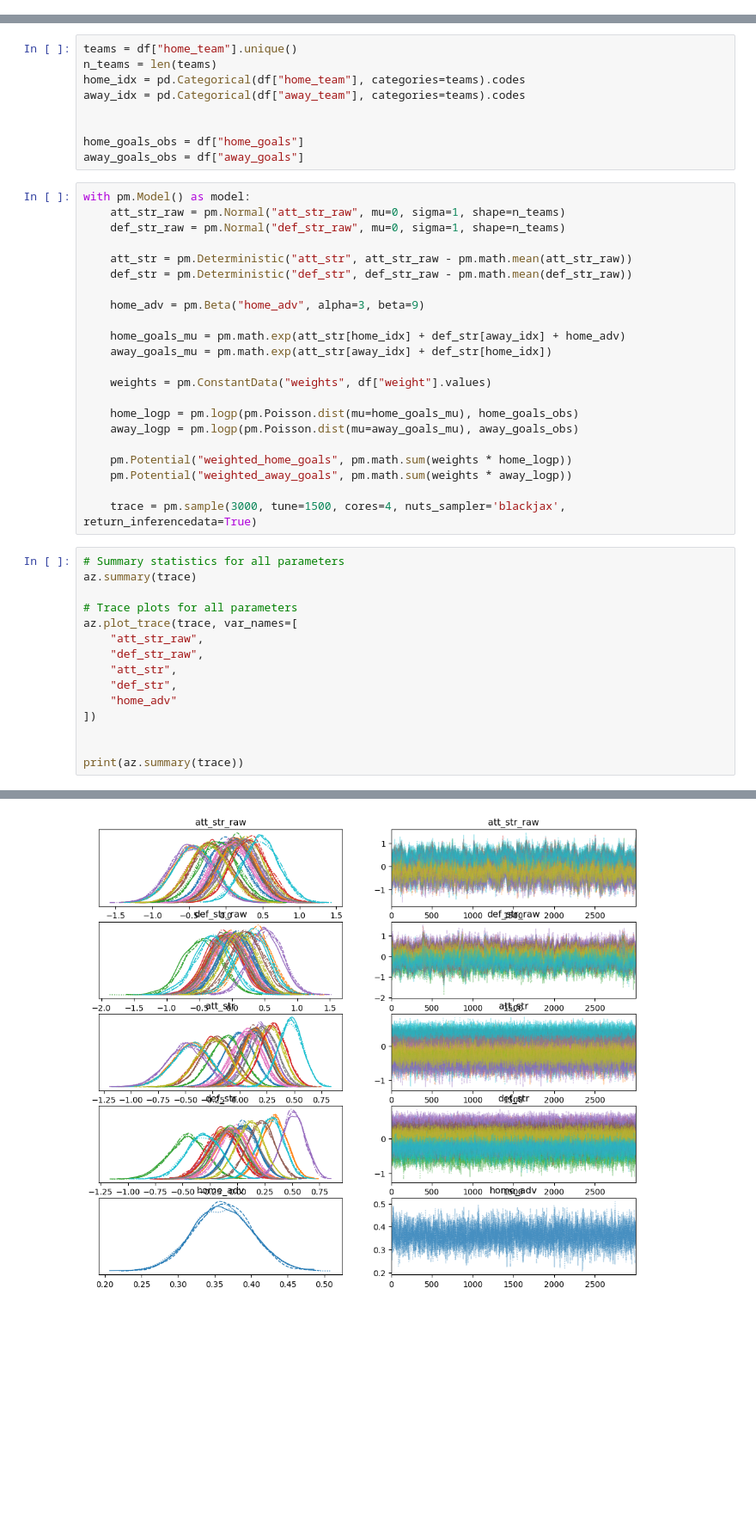
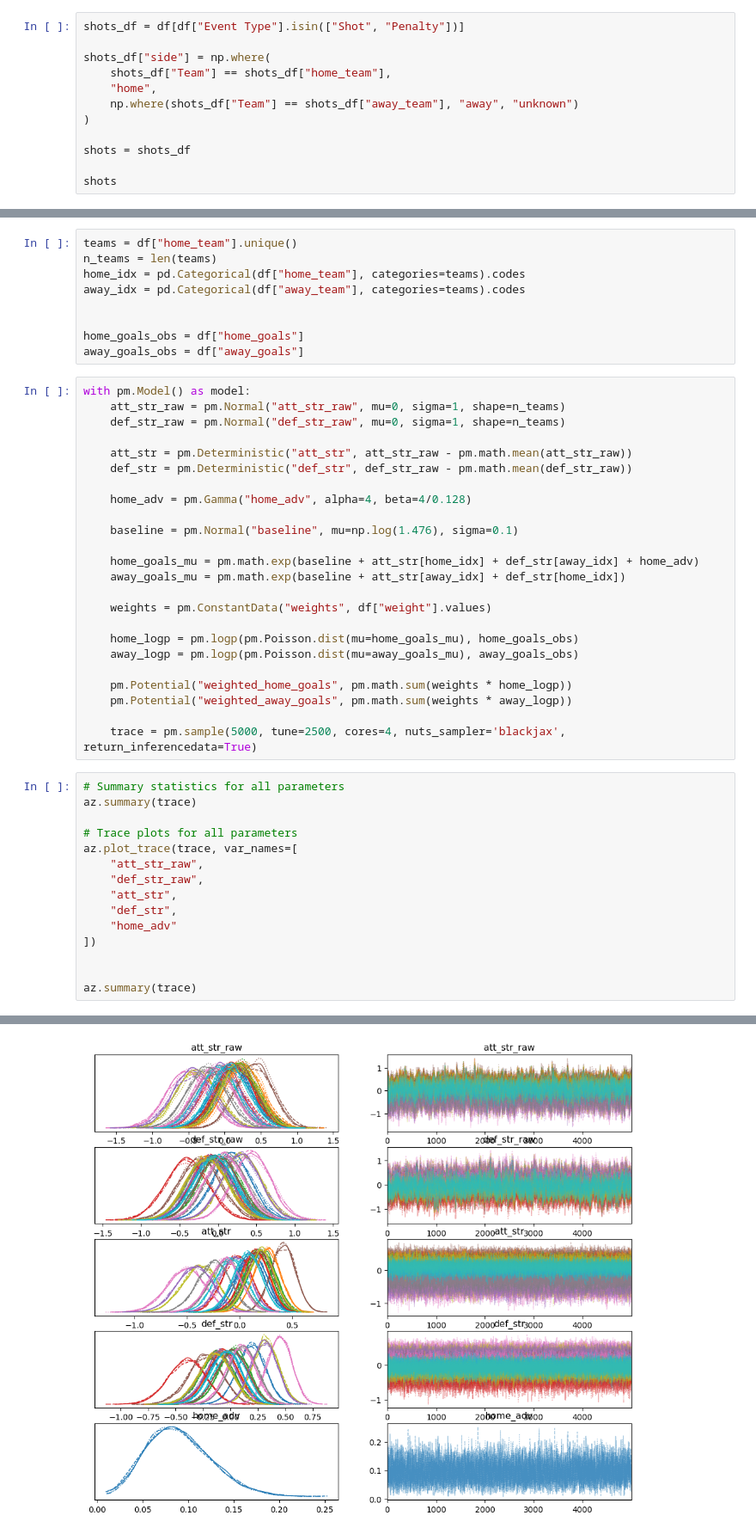
Before and after one commit to louis-porter/algobetting, a Jupyter notebook: algo/models/team_strength/bayesian-multilevel/team_strenght_modelling.ipynb, the cells around one changed output, grey strips where cells are left out. Shown at 86% size. Cells and saved outputs as stored; diff of their text form; blank space fills up the shorter version.

```diff
--- a/algo/models/team_strength/bayesian-multilevel/team_strenght_modelling.ipynb
+++ b/algo/models/team_strength/bayesian-multilevel/team_strenght_modelling.ipynb
@@ -60,0 +89,12 @@ Name: xg, dtype: float64
+# %%
+shots_df = df[df["Event Type"].isin(["Shot", "Penalty"])]
+
+shots_df["side"] = np.where(
+    shots_df["Team"] == shots_df["home_team"],
+    "home",
+    np.where(shots_df["Team"] == shots_df["away_team"], "away", "unknown")
+)
+
+shots = shots_df
+
+shots
@@ -313,10 +421,12 @@ with pm.Model() as model:
     att_str = pm.Deterministic("att_str", att_str_raw - pm.math.mean(att_str_raw))
     def_str = pm.Deterministic("def_str", def_str_raw - pm.math.mean(def_str_raw))
 
-    home_adv = pm.Beta("home_adv", alpha=3, beta=9)
+    home_adv = pm.Gamma("home_adv", alpha=4, beta=4/0.128)
 
-    home_goals_mu = pm.math.exp(att_str[home_idx] + def_str[away_idx] + home_adv)
-    away_goals_mu = pm.math.exp(att_str[away_idx] + def_str[home_idx])
+    baseline = pm.Normal("baseline", mu=np.log(1.476), sigma=0.1)
+
+    home_goals_mu = pm.math.exp(baseline + att_str[home_idx] + def_str[away_idx] + home_adv)
+    away_goals_mu = pm.math.exp(baseline + att_str[away_idx] + def_str[home_idx])
 
     weights = pm.ConstantData("weights", df["weight"].values)
 
@@ -326,7 +436,7 @@ with pm.Model() as model:
     pm.Potential("weighted_home_goals", pm.math.sum(weights * home_logp))
     pm.Potential("weighted_away_goals", pm.math.sum(weights * away_logp))
 
-    trace = pm.sample(3000, tune=1500, cores=4, nuts_sampler='blackjax', return_inferencedata=True)
+    trace = pm.sample(5000, tune=2500, cores=4, nuts_sampler='blackjax', return_inferencedata=True)
 # %%
 # Summary statistics for all parameters
 az.summary(trace)
@@ -341,5 +451,5 @@ az.plot_trace(trace, var_names=[
 ])
 
 
-print(az.summary(trace))
+az.summary(trace)
 # %% [output]
@@ -363,4 +469,4 @@ def_str[19]       8831.0    1.0
-[figure, old version]
+[figure, new version]
 # %%
 
 # Get team rankings
```
Also changed, not shown: parts of 10 cells of this notebook, 14 other files.
